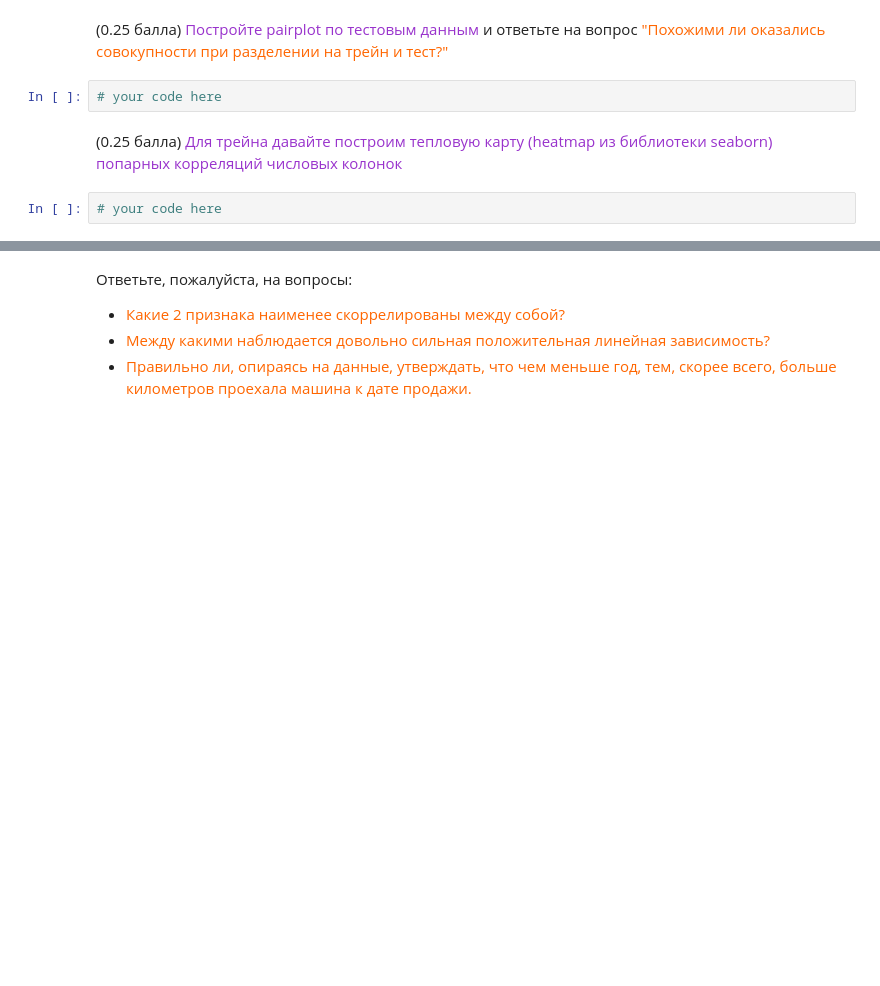
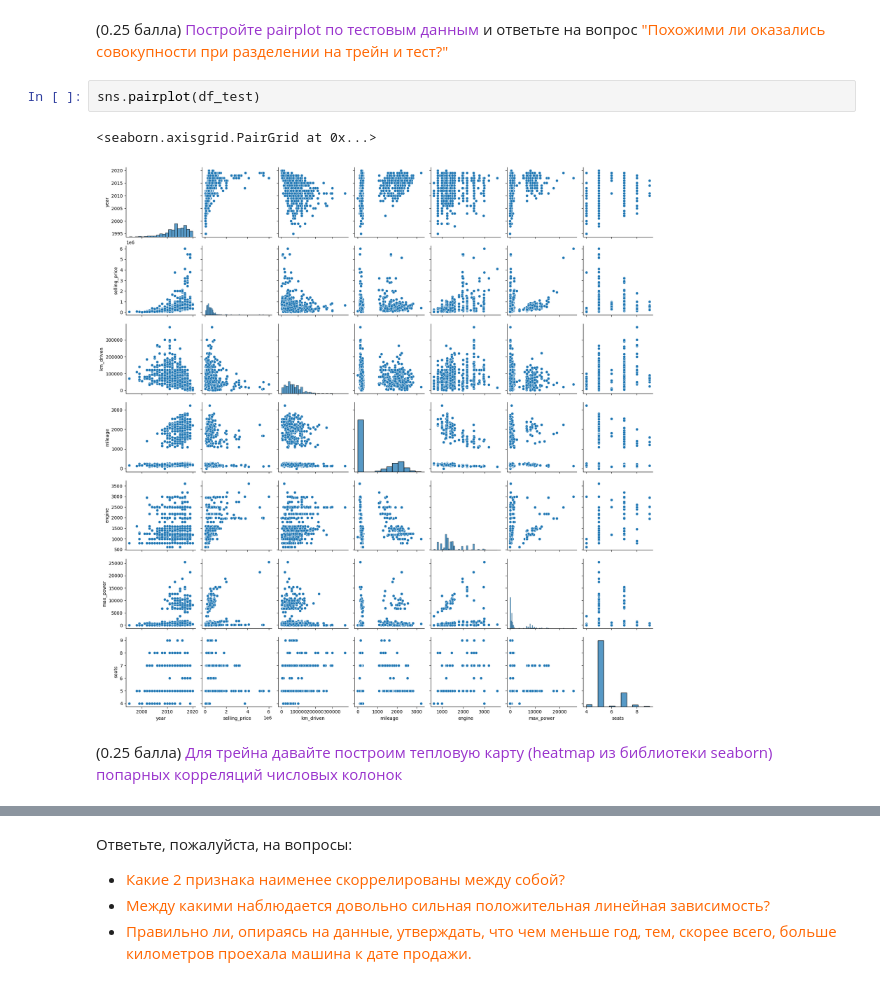
Before and after one commit to kosarenok/master_machine_learning, a Jupyter notebook: HW1_Regression_with_inference.ipynb, the cells around one changed output, grey strips where cells are left out. Saved outputs shown, nothing was run; the diff lists cells and outputs as text; blank space fills up the shorter version.

```diff
--- a/HW1_Regression_with_inference.ipynb
+++ b/HW1_Regression_with_inference.ipynb
@@ -129,9 +319,10 @@ print("<Место для ответа на вопрос про seats>")
 * А о корреляциях признаков? </font>
 # %% [markdown]
 (0.25 балла) <font color='#9933CC'>Постройте pairplot по тестовым данным</font> и ответьте на вопрос <font color='#FF6600'>"Похожими ли оказались совокупности при разделении на трейн и тест?"</font>
-# %%
-# your code here
+# %%
+sns.pairplot(df_test)
+# %% [output]
+<seaborn.axisgrid.PairGrid at 0x...>
+[figure, added]
 # %% [markdown]
 (0.25 балла) <font color='#9933CC'>Для трейна давайте построим тепловую карту (heatmap из библиотеки seaborn) попарных корреляций числовых колонок</font>
-# %%
-# your code here
```
Also changed, not shown: parts of 63 cells of this notebook, 1 other file.
